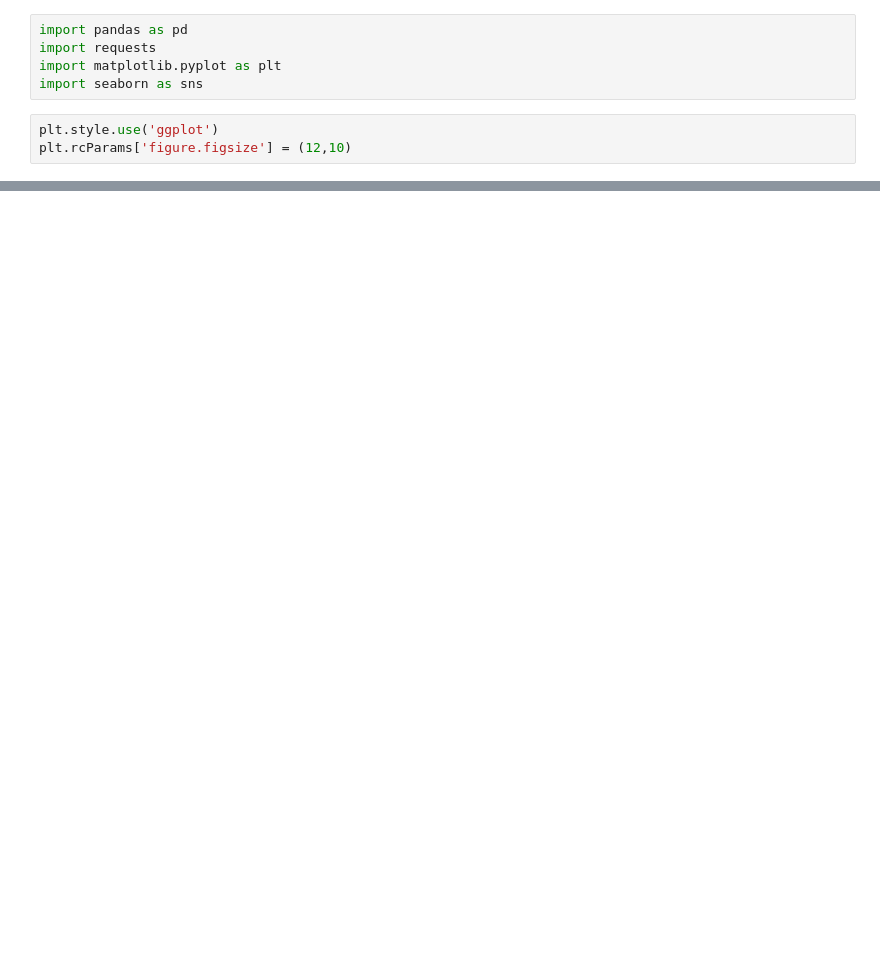
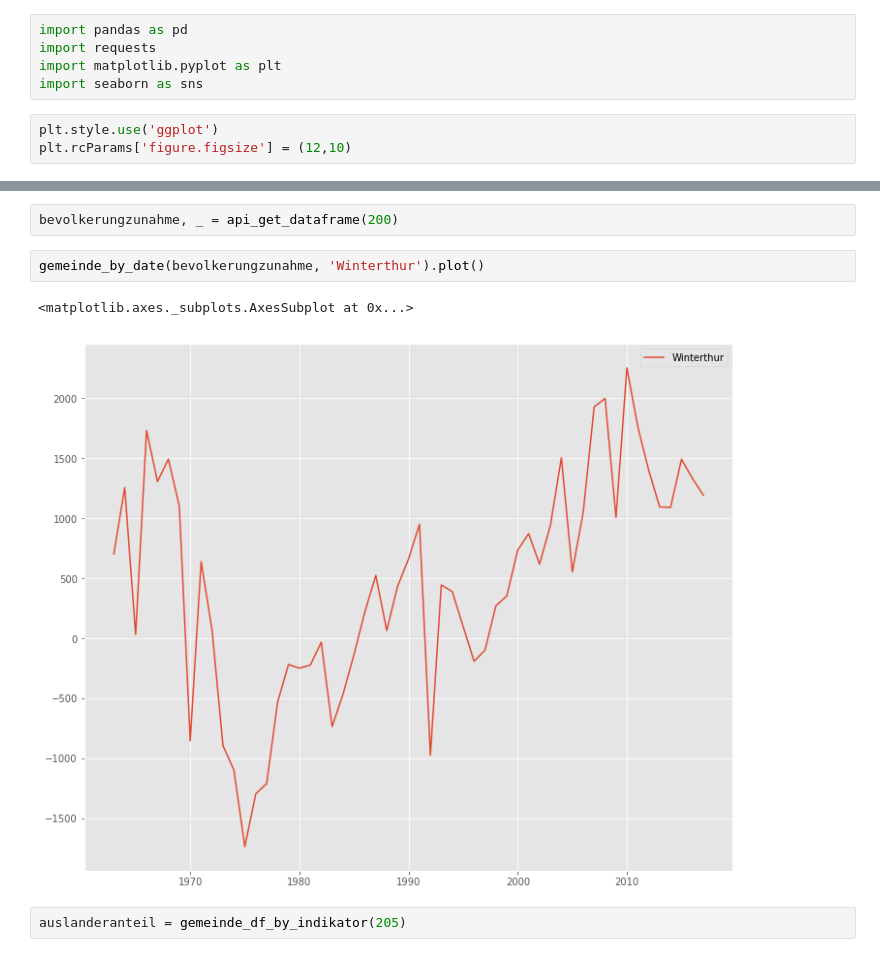
Before and after one commit to jartsavor/wikidata_canton_zurich, a Jupyter notebook: api_worker.ipynb, the cells around one changed output, grey strips where cells are left out. Drawn from its saved outputs; the diff is of its cells as text; blank space fills up the shorter version.

```diff
--- a/api_worker.ipynb
+++ b/api_worker.ipynb
@@ -31,0 +62,9 @@ def gemeinde_by_date(raum_df_: pd.DataFrame, gemeinde: str) -> pd.DataFrame:
+# %%
+bevolkerungzunahme, _ = api_get_dataframe(200)
+# %%
+gemeinde_by_date(bevolkerungzunahme, 'Winterthur').plot()
+# %% [output]
+<matplotlib.axes._subplots.AxesSubplot at 0x...>
+[figure, added]
+# %%
+auslanderanteil = gemeinde_df_by_indikator(205)
```
Also changed, not shown: parts of 12 cells of this notebook.
